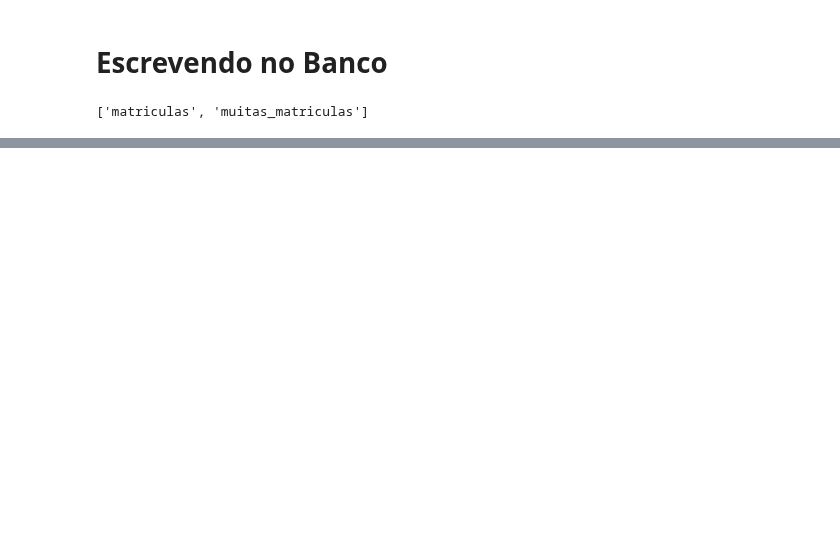
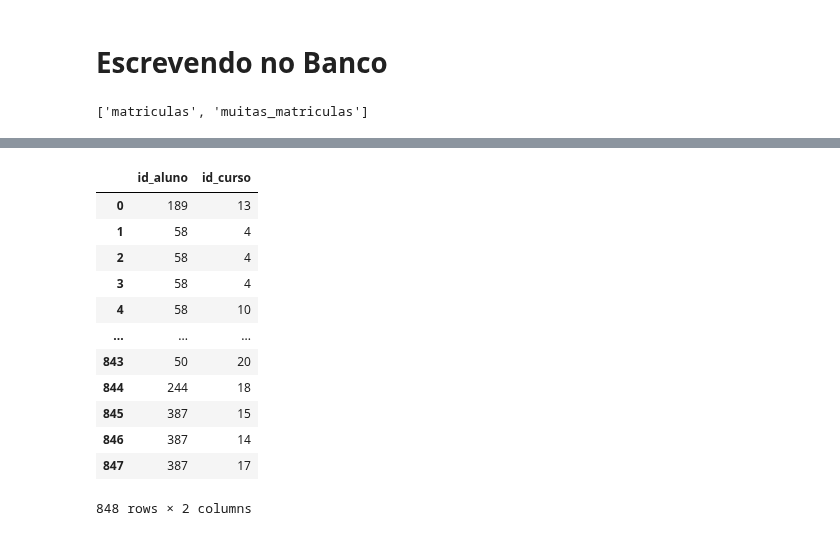
Before and after one commit to robcarv/Data_science_alura, a Jupyter notebook: Pandas_IO.ipynb, the cells around one changed output, grey strips where cells are left out. Drawn from its saved outputs; the diff is of its cells as text; code cells hidden in the pictures; blank space fills up the shorter version.

```diff
--- a/Pandas_IO.ipynb
+++ b/Pandas_IO.ipynb
@@ -606,0 +644,16 @@ print(engine.table_names())
+# %%
+matriculas
+# %% [output]
+|  | id_aluno | id_curso |
+| 0 | 189 | 13 |
+| 1 | 58 | 4 |
+| 2 | 58 | 4 |
+| 3 | 58 | 4 |
+| 4 | 58 | 10 |
+| ... | ... | ... |
+| 843 | 50 | 20 |
+| 844 | 244 | 18 |
+| 845 | 387 | 15 |
+| 846 | 387 | 14 |
+| 847 | 387 | 17 |
+848 rows × 2 columns
```
Also changed, not shown: parts of 33 cells of this notebook.
